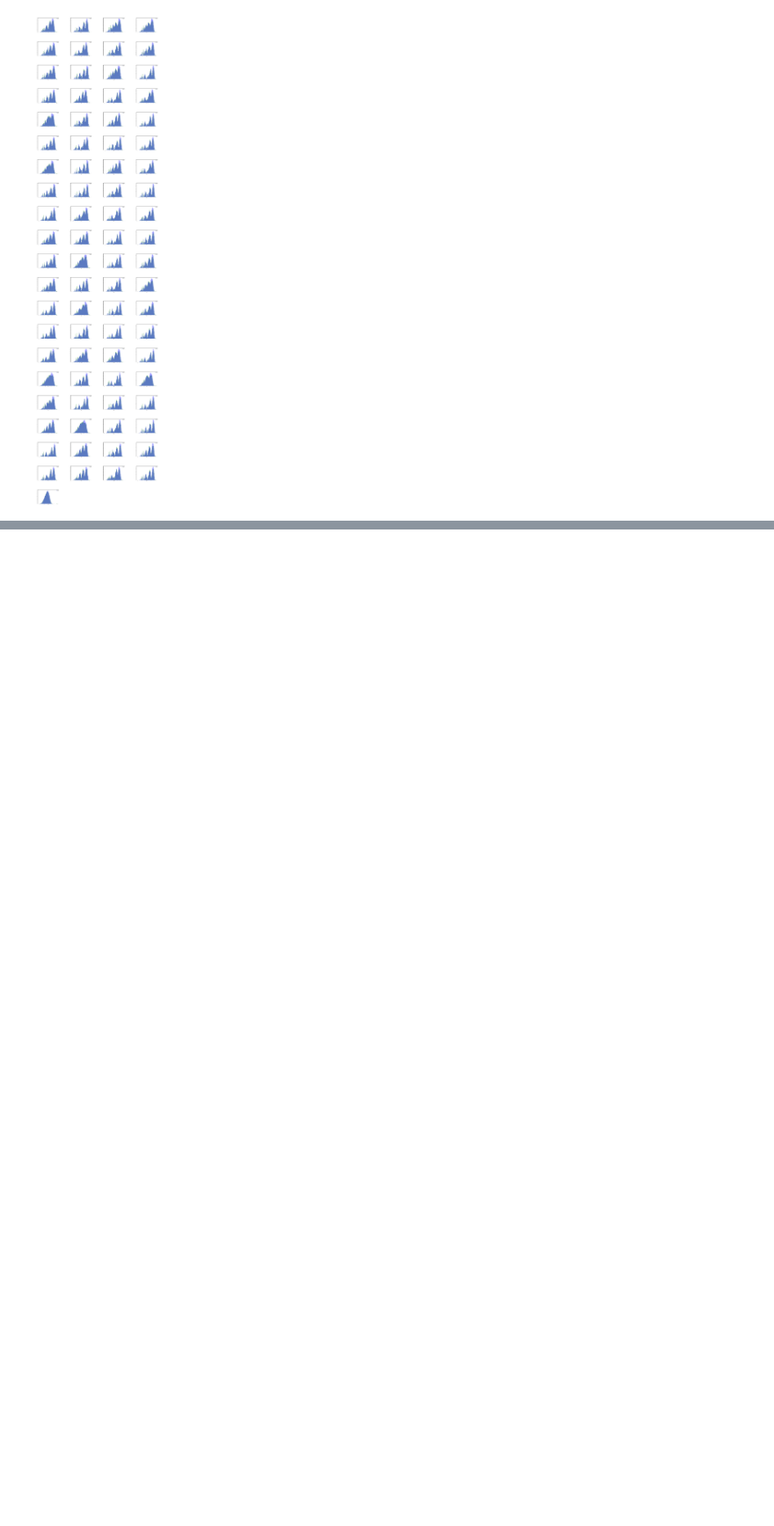
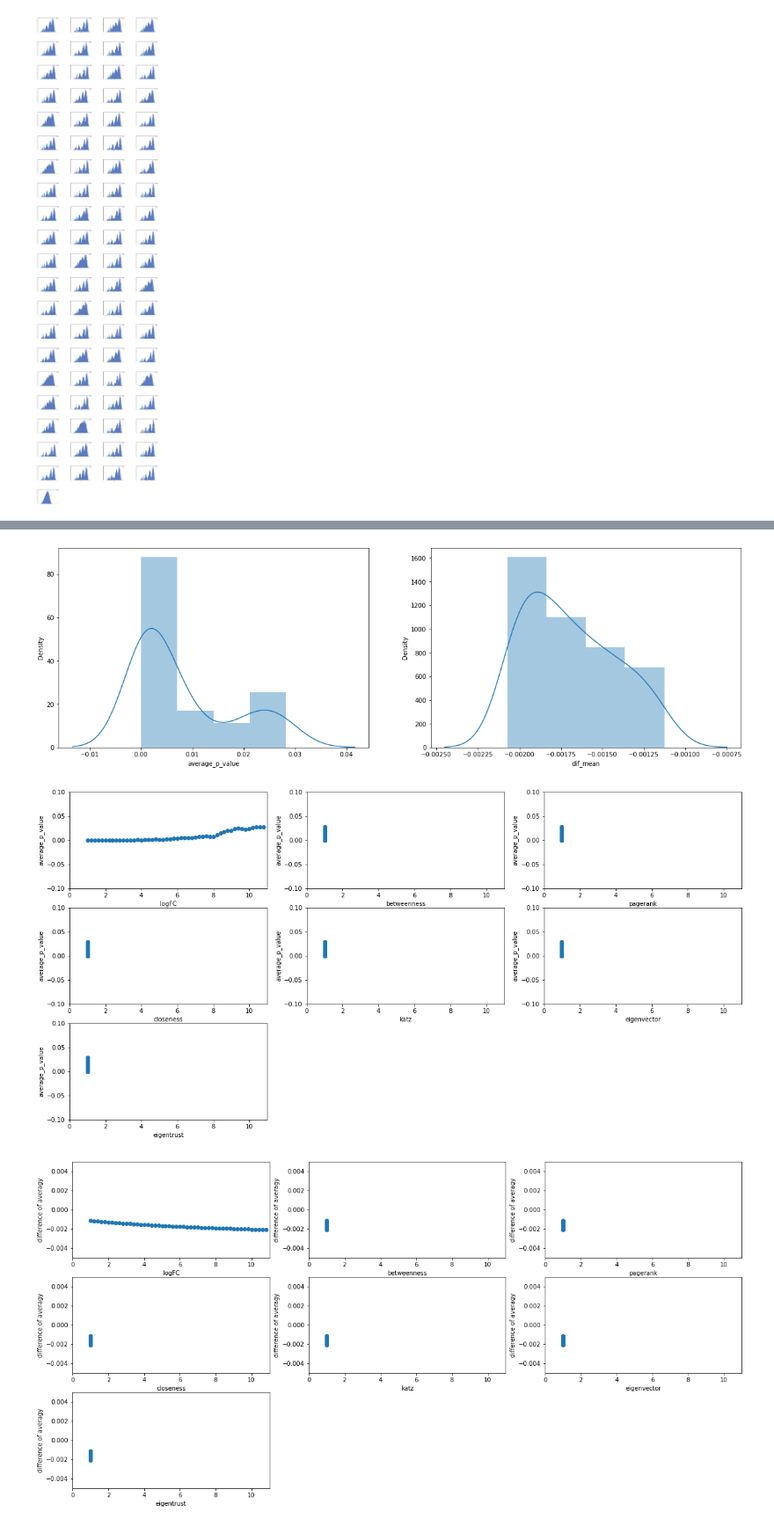
Before and after one commit to ziganshina-dinara/synergy_project, a Jupyter notebook: DATA/Fibroblasts_Induced_Neurons/viewing_validation_results.ipynb, the cells around one changed output, grey strips where cells are left out. Shown at 88% size. Saved outputs shown, nothing was run; the diff lists cells and outputs as text; code cells hidden in the pictures; blank space fills up the shorter version.

```diff
--- a/DATA/Fibroblasts_Induced_Neurons/viewing_validation_results.ipynb
+++ b/DATA/Fibroblasts_Induced_Neurons/viewing_validation_results.ipynb
@@ -127,0 +129,3 @@ for i in range(number_of_images):
+# %%
+df_search_parameters_Fibroblasts_Induced_Neurons = pd.read_csv('df_search_parameters_Fibroblasts_Induced_Neurons.csv', index_col =0)
+df_search_parameters_Fibroblasts_Induced_Neurons.head()
@@ -127,0 +151,40 @@ for i in range(number_of_images):
+# %%
+def view_results(df, description, dif_limit, p_limit):
+    df = df[df['description'] == description]
+    list_metric = ['logFC', 'betweenness', 'pagerank', 'closeness', 'katz', 'eigenvector', 'eigentrust']
+    coeff_dict = {}
+    for metric in list_metric:
+        coeff_dict['coeff_' + metric] = []
+    for i in range(df.shape[0]):
+        d = eval(df.iloc[i,3])
+        for metric in list_metric:
+            coeff_dict['coeff_' + metric].append(d[metric])
+    for metric in list_metric:
+        df['coeff_' + metric] = coeff_dict['coeff_' + metric]
+    plt.figure(figsize=(20, 6))
+    plt.subplot(1,2,1)
+    snsplot1 = sns.distplot(df['average_p_value'])
+    plt.subplot(1,2,2)
+    snsplot2 = sns.distplot(df['dif_mean'])
+
+    plt.figure(figsize=(20,10))
+    for (i, metric) in zip(range(1,10), list_metric):
+        plt.subplot(3,3,i)
+        plt.xlabel(metric)
+        plt.ylabel('average_p_value')
+        plt.scatter(df['coeff_' + metric], df['average_p_value'])
+        plt.axis([0, 11, - p_limit, p_limit])
+
+    plt.figure(figsize=(20,10))
+    for (i, metric) in zip(range(1,10), list_metric):
+        plt.subplot(3,3,i)
+        plt.xlabel(metric)
+        plt.ylabel('difference of averagу')
+        plt.scatter(df['coeff_' + metric], df['dif_mean'])
+        plt.axis([0, 11, -dif_limit, dif_limit])
+# %%
+view_results(df_search_parameters_Fibroblasts_Induced_Neurons, '6_constant_factors_1_variable_logFC', 0.005, 0.1)
+# %% [output]
+[figure, added]
+[figure, added]
+[figure, added]
```
Also changed, not shown: parts of 16 cells of this notebook, 2 other files.
